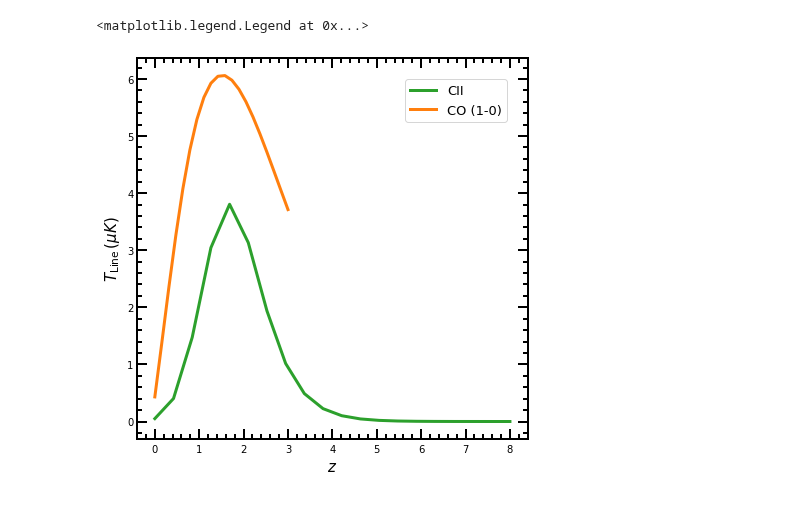
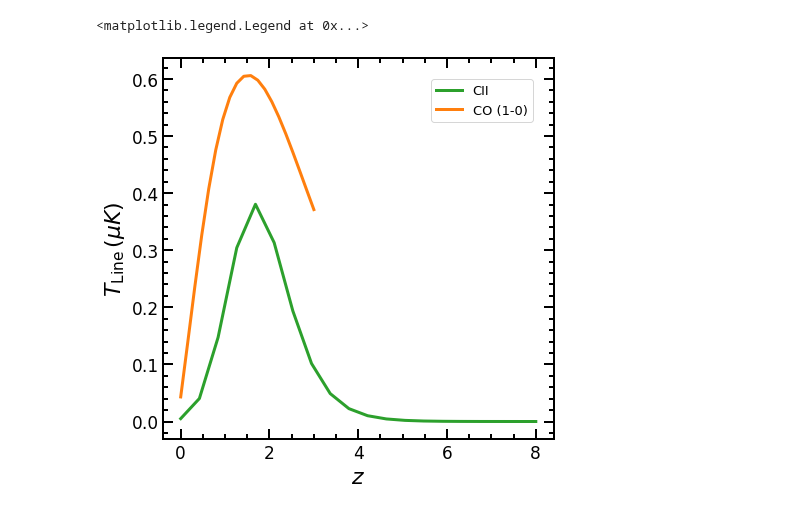
Before and after one commit to Anirbancosmo/Limpy, a Jupyter notebook: notebook/theory.ipynb, the cells around one changed output. Cells and saved outputs as stored; diff of their text form; code cells hidden in the pictures.

```diff
--- a/notebook/theory.ipynb
+++ b/notebook/theory.ipynb
@@ -82,21 +82,21 @@ plt.plot(m,b)
 # %%
 z=np.linspace(0, 8, num=20)
 z_co=np.linspace(0, 3, num=20)
 
 # Plot T_line for CII and CO lines
-T_cii=[lt.T_line(zz,nu_rest_CII,line_name="CII",fduty=1)*1e6 for zz in z]
-T_co10=[lt.T_line(zz,nu_rest_CO10,line_name="CO10",fduty=1)*1e6 for zz in z_co]
+T_cii=[lt.T_line(zz,nu_rest_CII,line_name="CII",fduty=0.1)*1e6 for zz in z]
+T_co10=[lt.T_line(zz,nu_rest_CO10,line_name="CO10",fduty=0.1)*1e6 for zz in z_co]
 
 plt.plot(z, T_cii, lw=3.0, color='C2',label="CII")
 plt.plot(z_co, T_co10, lw=3.0, color='C1',label="CO (1-0)")
 
 #plt.yscale('log')
 plt.xlabel(r'$z$')
 plt.ylabel(r'$T_{\rm Line}\,(\mu K)$')
 plt.legend(loc=0)
 # %% [output]
 <matplotlib.legend.Legend at 0x...>
-[figure, old version]
+[figure, new version]
 # %%
 #CO lines
 T_co10=[lt.T_line(zz,nu_rest_CO10,line_name="CO10",fduty=0.1)*1e6 for zz in z_co]
```
Also changed, not shown: parts of 9 cells of this notebook, 3 other files.
